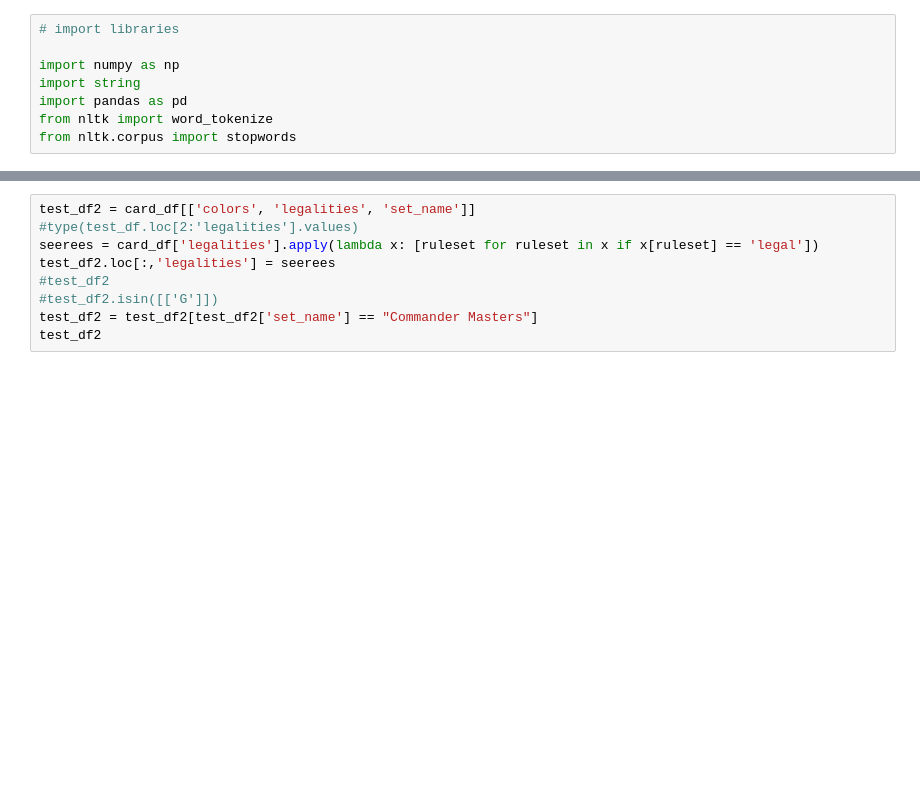
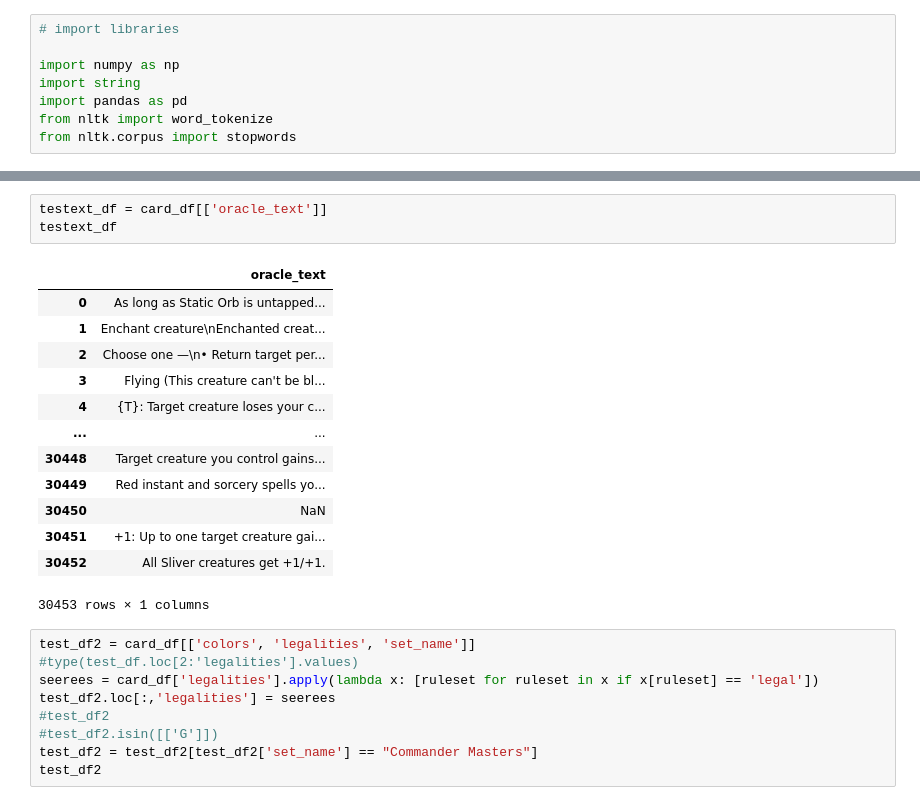
Before and after one commit to xjramirez/Magic-Card-Generator, a Jupyter notebook: dataWork.ipynb, the cells around one changed output, grey strips where cells are left out. Saved outputs shown, nothing was run; the diff lists cells and outputs as text; blank space fills up the shorter version.

```diff
--- a/dataWork.ipynb
+++ b/dataWork.ipynb
@@ -12,3 +27,20 @@ card_df = pd.read_json(path_or_buf='oracle-cards-20231211100140.json', orient='r
+# %%
+testext_df = card_df[['oracle_text']]
+testext_df
+# %% [output]
+|  | oracle_text |
+| 0 | As long as Static Orb is untapped... |
+| 1 | Enchant creature\nEnchanted creat... |
+| 2 | Choose one —\n• Return target per... |
+| 3 | Flying (This creature can't be bl... |
+| 4 | {T}: Target creature loses your c... |
+| ... | ... |
+| 30448 | Target creature you control gains... |
+| 30449 | Red instant and sorcery spells yo... |
+| 30450 | NaN |
+| 30451 | +1: Up to one target creature gai... |
+| 30452 | All Sliver creatures get +1/+1. |
+30453 rows × 1 columns
 # %%
 test_df2 = card_df[['colors', 'legalities', 'set_name']]
 #type(test_df.loc[2:'legalities'].values)
```
Also changed, not shown: parts of 2 cells of this notebook, 4 other files.
